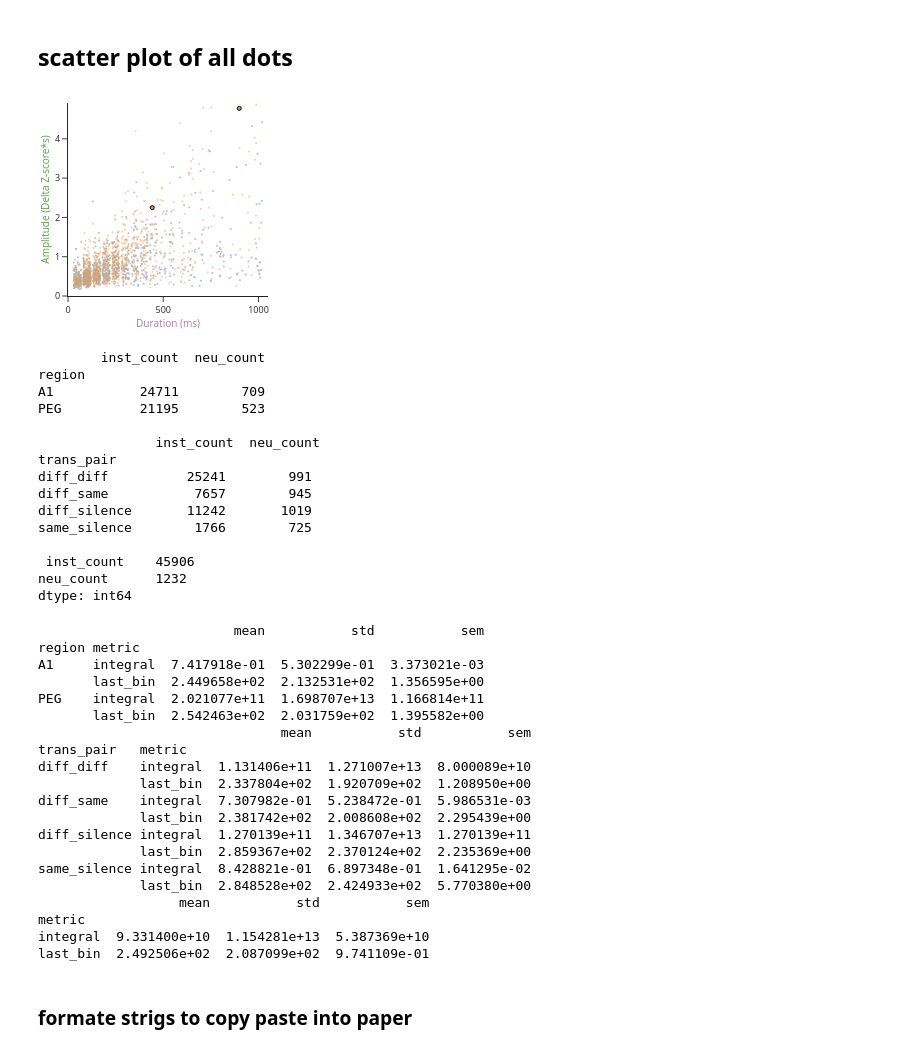
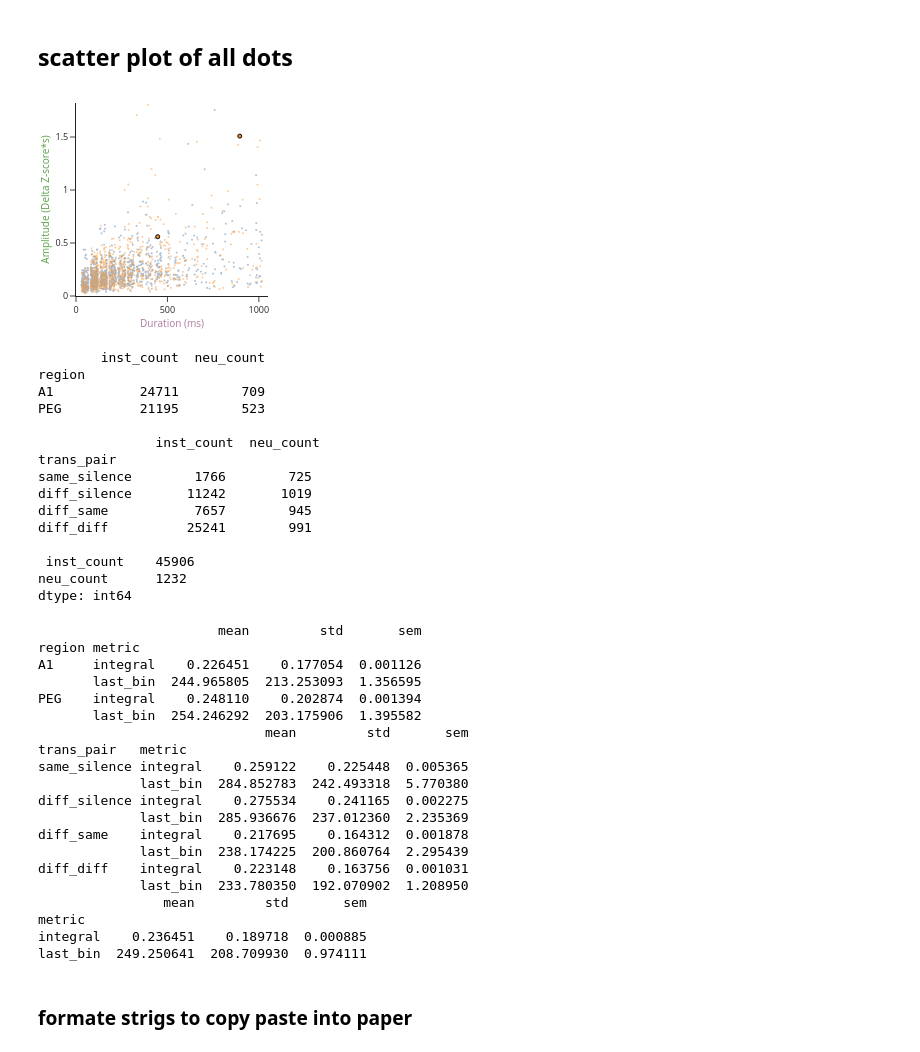
Before and after one commit to Mateo-Lopez-Espejo/context_probe_analysis, a Jupyter notebook: reports/paper/figure_02.ipynb, the cells around one changed output. Saved outputs shown, nothing was run; the diff lists cells and outputs as text; code cells hidden in the pictures.

```diff
--- a/reports/paper/figure_02.ipynb
+++ b/reports/paper/figure_02.ipynb
@@ -62,17 +59,32 @@ print_percentage_significant()
 45906/501440, 9.155% significant  instances
 1232/2728, 45.161% modulated neurons
 # %%
+# Cluster Mass significant contextual effects
+# summary_DF_file = pl.Path(config['paths']['analysis_cache']) / f'220804_significant_abs_deltaFR_DF'
 
-DF = jl.load(summary_DF_file).query(
-    "analysis == 'SC' and mult_comp_corr == 'bf_cp' and metric in ['integral', 'last_bin'] "
-    "and value > 0")
+metrics = ['integral', 'last_bin']
+DF = jl.load(summary_DF_file).query(f"source == 'real' and metric in {metrics} and "
+                                    f"cluster_threshold == 0.05 and mult_comp_corr == 'bf_cp' and "
+                                    f"analysis == 'SC' and source == 'real' and "
+                                    f"diff_metric == 'delta_FR' and "
+                                    f"value > 0")
 
+DF.loc[DF.metric == 'integral', 'value'] = DF.loc[DF.metric == 'integral', 'value'] /1000  # ms to s for better display
+
+DF.drop(columns=['source', 'cluster_threshold', 'mult_comp_corr',
+                 'analysis', 'stim_count',], inplace=True)
+DF.reset_index(drop=True, inplace=True)
 DF = add_classified_contexts(DF)
-assert np.all(~DF.duplicated(subset=['region', 'site', 'context_pair', 'probe', 'id', 'metric']).values)
 
-# transforms integral from ms to seconds for better display
-DF.loc[DF.metric == 'integral', 'value'] = DF.loc[DF.metric == 'integral', 'value'] /1000
+for col in ['id','context_pair','probe','site', 'region', 'metric', 'trans_pair']:
+    DF[col] = DF[col].astype('category')
 
+DF['value'] = pd.to_numeric(DF.value, downcast='float')
+print(DF.shape)
+print(DF.head())
+
+
+# pivots for the scatter
 pivoted = DF.pivot_table(index=['region', 'site', 'context_pair', 'probe', 'trans_pair', 'id'],
                          columns=['metric'], values='value', aggfunc='first', observed=True).reset_index()
 
@@ -80,3 +92,6 @@ pivoted = DF.pivot_table(index=['region', 'site', 'context_pair', 'probe', 'tran
 binsize = 1 / meta['raster_fs']
 jitter = (np.random.random(pivoted.shape[0]) * binsize * 0.8 - (binsize * 0.8 / 2)) * 1000  # in ms
 pivoted['last_bin_jittered'] = pivoted['last_bin'] + jitter
+
+print(pivoted.shape)
+print(pivoted.head())
@@ -97,9 +130,7 @@ for region in ['A1', 'PEG']:
     x = toplot['last_bin_jittered'].values
     y = toplot['integral'].values
 
-    # xm, ym = get_quantile_means(x, y, 5000)
-    decimator = np.random.choice(x.size, 1000, replace=False)
-    xm, ym = x[decimator], y[decimator]
+    xm, ym = decimate_xy(x, y, end_num=1000, by_quantiles=False)
     maxy.append(np.max(ym))
 
     panels[panelname].append(go.Scatter(x=xm, y=ym,
@@ -110,6 +141,7 @@ for region in ['A1', 'PEG']:
                                               opacity=0.9,
                                               size=2
                                           ),
+                                          name=region,
                                           hoverinfo='skip',
                                           showlegend=False)
                              )
@@ -149,34 +181,34 @@ _ = fig.update_layout(template='simple_white',
                       width=round(96*w), height=round(96*h),
 
                       xaxis=dict(
                           range=[0, 1050],
                           title=dict(
                           text='Duration (ms)',
                           standoff=0,
                           font_color=DURCOLOR,
                           font_size=10),
                           tickfont_size=9
                       ),
 
                       yaxis=dict(
                           range=[0,maxy+maxy*0.01],
                                  title=dict(
                           text="Amplitude (Delta Z-score*s) ",
                           standoff=0,
                           font_color=AMPCOLOR,
                           font_size=10),
                           tickfont_size=9
                       ))
 
 
 filename = folder / 'fig2_parameter_scatter'
 fig.write_image(filename.with_suffix('.png'), scale=4)
 fig.write_image(filename.with_suffix('.svg'))
 
 img_bytes = fig.to_image(format="png", width=96*w, height=96*h, scale=1)
 Image(img_bytes)
 # %% [output]
-[figure, old version]
+[figure, new version]
 # %%
 # count number of instances that are being compared, their mean and standard deviations
 inst_by_reg = pivoted.groupby('region', observed=True).agg(inst_count=('integral', 'count'), neu_count=('id', pd.Series.nunique))
@@ -194,10 +226,10 @@ PEG          21195        523
 
                inst_count  neu_count
 trans_pair
+same_silence        1766        725
+diff_silence       11242       1019
+diff_same           7657        945
 diff_diff          25241        991
-diff_same           7657        945
-diff_silence       11242       1019
-same_silence        1766        725
 
  inst_count    45906
 neu_count      1232
@@ -214,26 +246,26 @@ print(reg_summary)
 print(trans_summary)
 print(full_summary)
 # %% [output]
-                         mean           std           sem
+                       mean         std       sem
 region metric
-A1     integral  7.417918e-01  5.302299e-01  3.373021e-03
-       last_bin  2.449658e+02  2.132531e+02  1.356595e+00
-PEG    integral  2.021077e+11  1.698707e+13  1.166814e+11
-       last_bin  2.542463e+02  2.031759e+02  1.395582e+00
-                               mean           std           sem
+A1     integral    0.226451    0.177054  0.001126
+       last_bin  244.965805  213.253093  1.356595
+PEG    integral    0.248110    0.202874  0.001394
+       last_bin  254.246292  203.175906  1.395582
+                             mean         std       sem
 trans_pair   metric
-diff_diff    integral  1.131406e+11  1.271007e+13  8.000089e+10
-             last_bin  2.337804e+02  1.920709e+02  1.208950e+00
-diff_same    integral  7.307982e-01  5.238472e-01  5.986531e-03
-             last_bin  2.381742e+02  2.008608e+02  2.295439e+00
-diff_silence integral  1.270139e+11  1.346707e+13  1.270139e+11
-             last_bin  2.859367e+02  2.370124e+02  2.235369e+00
-same_silence integral  8.428821e-01  6.897348e-01  1.641295e-02
-             last_bin  2.848528e+02  2.424933e+02  5.770380e+00
-                  mean           std           sem
+same_silence integral    0.259122    0.225448  0.005365
+             last_bin  284.852783  242.493318  5.770380
+diff_silence integral    0.275534    0.241165  0.002275
+             last_bin  285.936676  237.012360  2.235369
+diff_same    integral    0.217695    0.164312  0.001878
+             last_bin  238.174225  200.860764  2.295439
+diff_diff    integral    0.223148    0.163756  0.001031
+             last_bin  233.780350  192.070902  1.208950
+                mean         std       sem
 metric
-integral  9.331400e+10  1.154281e+13  5.387369e+10
-last_bin  2.492506e+02  2.087099e+02  9.741109e-01
+integral    0.236451    0.189718  0.000885
+last_bin  249.250641  208.709930  0.974111
 # %% [markdown]
 ### formate strigs to copy paste into paper
 # %%
```
Also changed, not shown: parts of 16 cells of this notebook, 4 other files.
